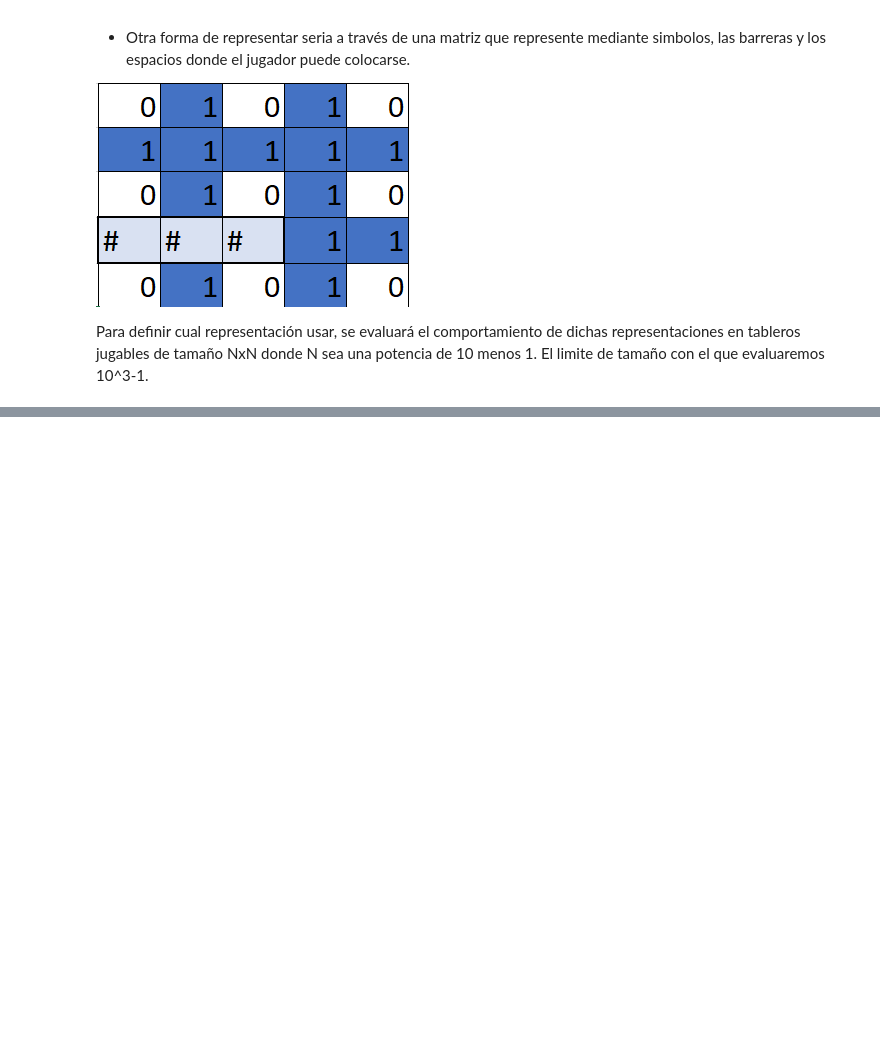
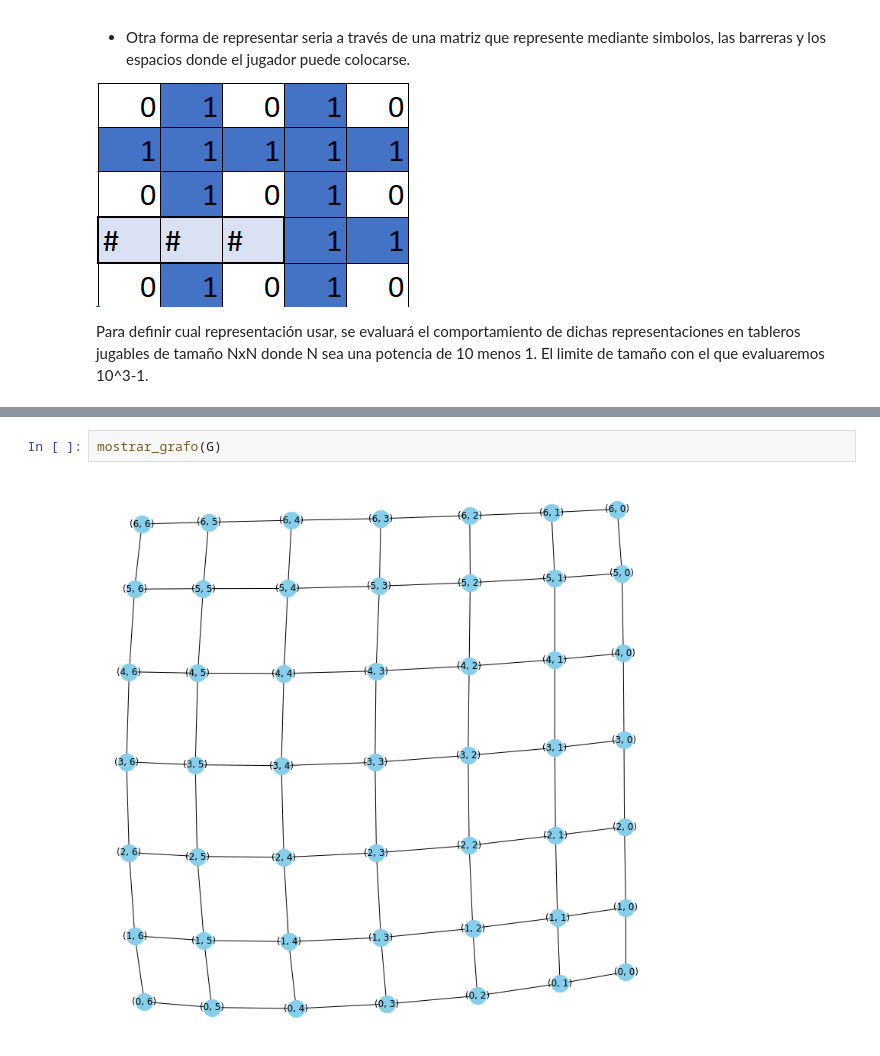
Before and after one commit to Alessandro5C/CA_TP_201913933_U201912400_U201913424, a Jupyter notebook: TPQuoridor.ipynb, the cells around one changed output, grey strips where cells are left out. Drawn from its saved outputs; the diff is of its cells as text; blank space fills up the shorter version.

```diff
--- a/TPQuoridor.ipynb
+++ b/TPQuoridor.ipynb
@@ -78,0 +168,4 @@ Para definir cual representación usar, se evaluará el comportamiento de dichas
+# %%
+mostrar_grafo(G)
+# %% [output]
+[figure, added]
```
Also changed, not shown: parts of 11 cells of this notebook.
